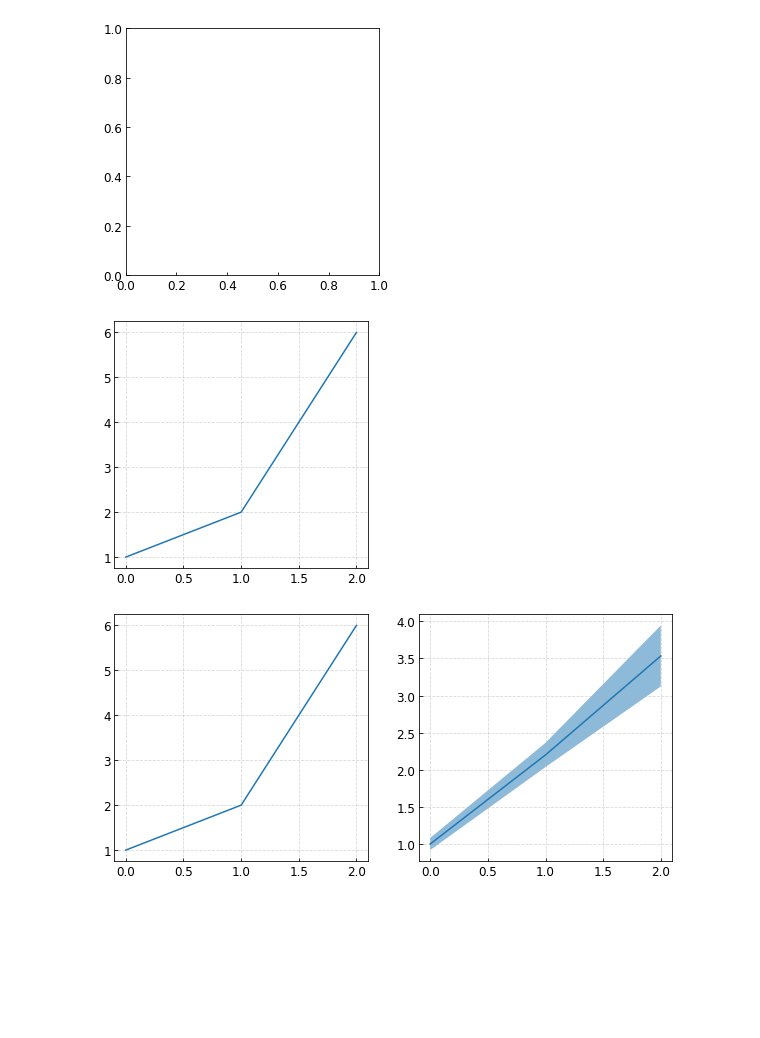
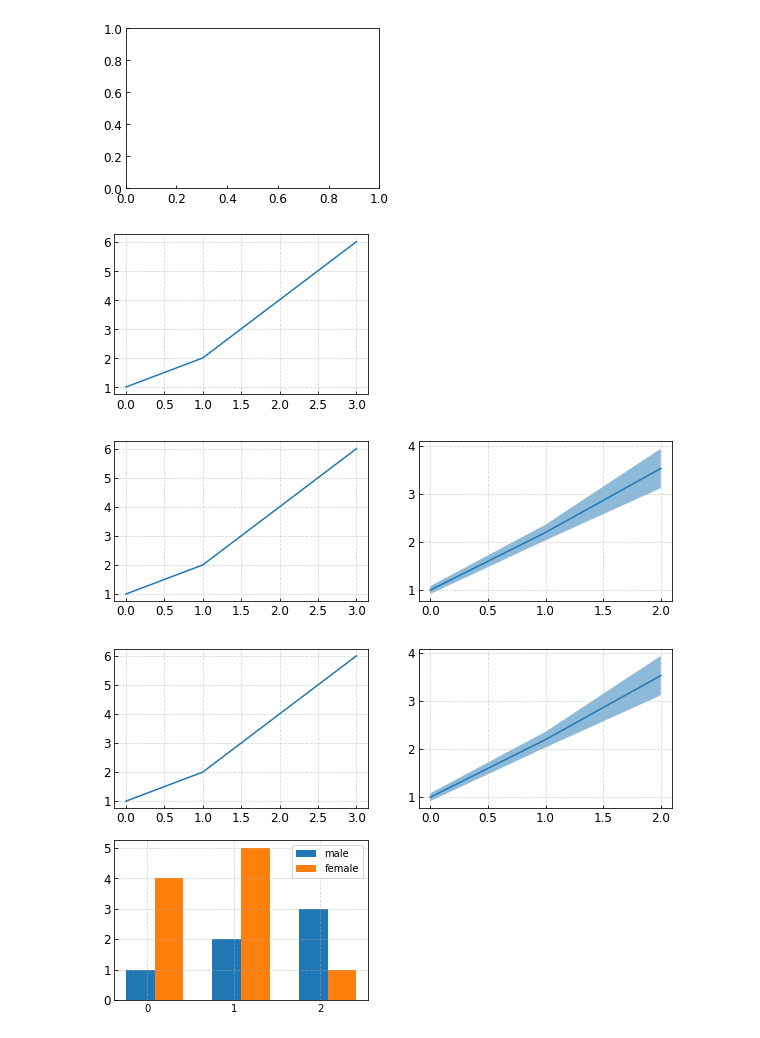
Before and after one commit to moskomule/madoka, a Jupyter notebook: example.ipynb, the cells around one changed output. Saved outputs shown, nothing was run; the diff lists cells and outputs as text; code cells hidden in the pictures; blank space fills up the shorter version.

```diff
--- a/example.ipynb
+++ b/example.ipynb
@@ -1,23 +1,36 @@
 # %%
 from madoka import Figure
 
-fig = Figure((10, 10), (2, 2))
+fig = Figure((10, 10), (3, 2))
 # %% [output]
-[figure, old version]
+[figure, new version]
 # %%
-fig.plot([1, 2, 6])
+# x and y
+fig.plot([0, 1, 3], [1, 2, 6])
 fig.add_grid().show()
 # %% [output]
-[figure, old version]
+[figure, new version]
 # %%
+# increment to the next subplot
 fig.next()
+
+# y only (x will be inferred)
+# Multiple y values
 fig.plot([[1.0, 2.0, 3.0],
           [1.1, 2.4, 3.6],
           [0.9, 2.2, 4.0]],
          fill_alpha=0.5)
 fig.add_grid().show()
 # %% [output]
-[figure, old version]
+[figure, new version]
+# %%
+fig.next()
+fig.bar([1, 2, 3], [4, 5, 1],
+        labels=['male', 'female'])
+fig.legend(fontsize=10)
+fig.add_grid().show()
+# %% [output]
+[figure, added]
 # %%
 fig.next()
 fig.bar([[1, 2, 3], [1.1, 2.2, 3.5], [1, 2, 3]],
```
Also changed, not shown: parts of 2 cells of this notebook, 2 other files.
